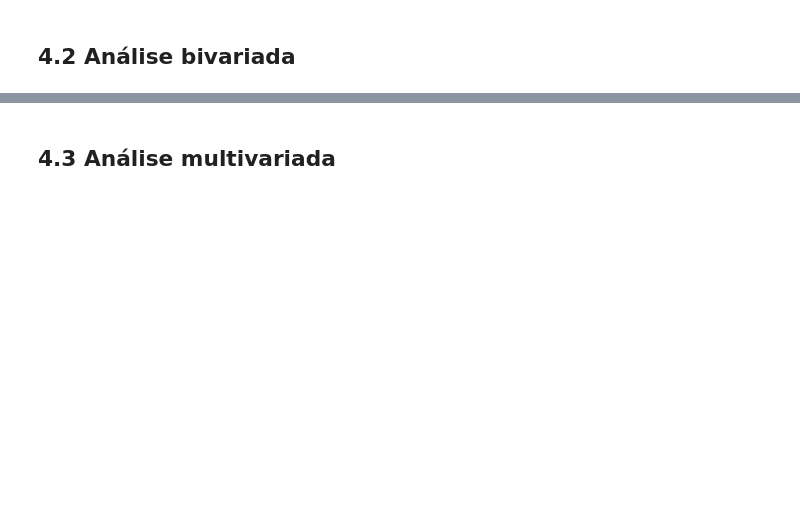
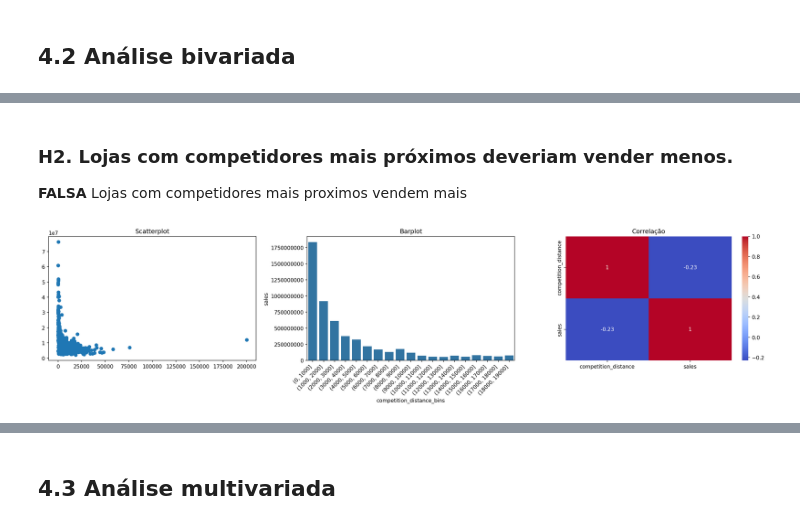
Before and after one commit to Eduardo7copasx/DS_producao, a Jupyter notebook: Projeto/projeto.ipynb, the cells around one changed output, grey strips where cells are left out. Drawn from its saved outputs; the diff is of its cells as text; code cells hidden in the pictures; blank space fills up the shorter version.

```diff
--- a/Projeto/projeto.ipynb
+++ b/Projeto/projeto.ipynb
@@ -463,0 +486,36 @@ plt.show()
+# %% [markdown]
+### H2. Lojas com competidores mais próximos deveriam vender menos.
+
+**FALSA** Lojas com competidores mais proximos vendem mais
+# %%
+aux4 = df4[['competition_distance', 'sales']].groupby('competition_distance').sum().reset_index()
+
+bins = list(np.arange(0, 20000, 1000))
+
+aux4_bar = aux4.copy()
+aux4_bar['competition_distance_bins'] = pd.cut(aux4_bar['competition_distance'], bins=bins)
+aux4_bar = aux4_bar[['competition_distance_bins', 'sales']].groupby('competition_distance_bins').sum().reset_index()
+
+plt.figure(figsize=(20, 5))
+
+# gráfico 1
+plt.subplot(1, 3, 1)
+plt.scatter(x='competition_distance', y='sales', data=aux4)
+plt.title('Scatterplot')
+
+# gráfico 2
+plt.subplot(1, 3, 2)
+sns.barplot(data=aux4_bar, x='competition_distance_bins', y='sales')
+plt.xticks(rotation=45, ha='right')
+plt.ticklabel_format(style='plain', axis='y')
+plt.title('Barplot')
+
+# gráfico 3
+plt.subplot(1, 3, 3)
+sns.heatmap(aux4[['competition_distance', 'sales']].corr(method='pearson'), annot=True, cmap='coolwarm')
+plt.title('Correlação')
+
+plt.tight_layout()
+plt.show()
+# %% [output]
+[figure, added]
```
Also changed, not shown: parts of 6 cells of this notebook.
